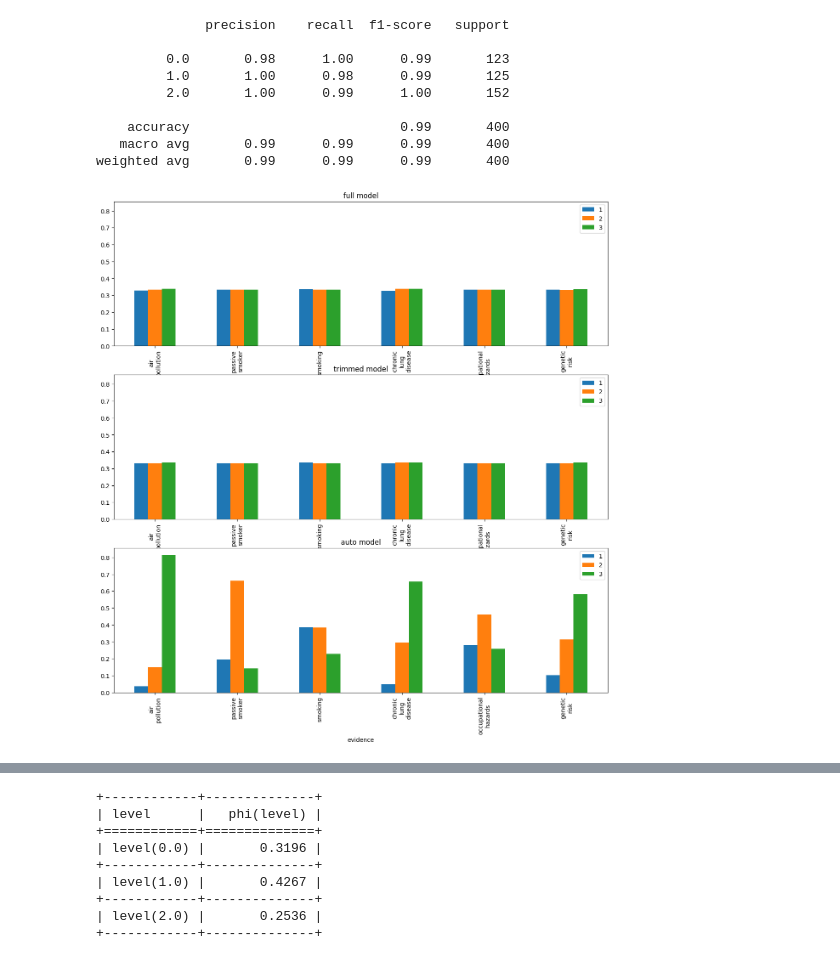
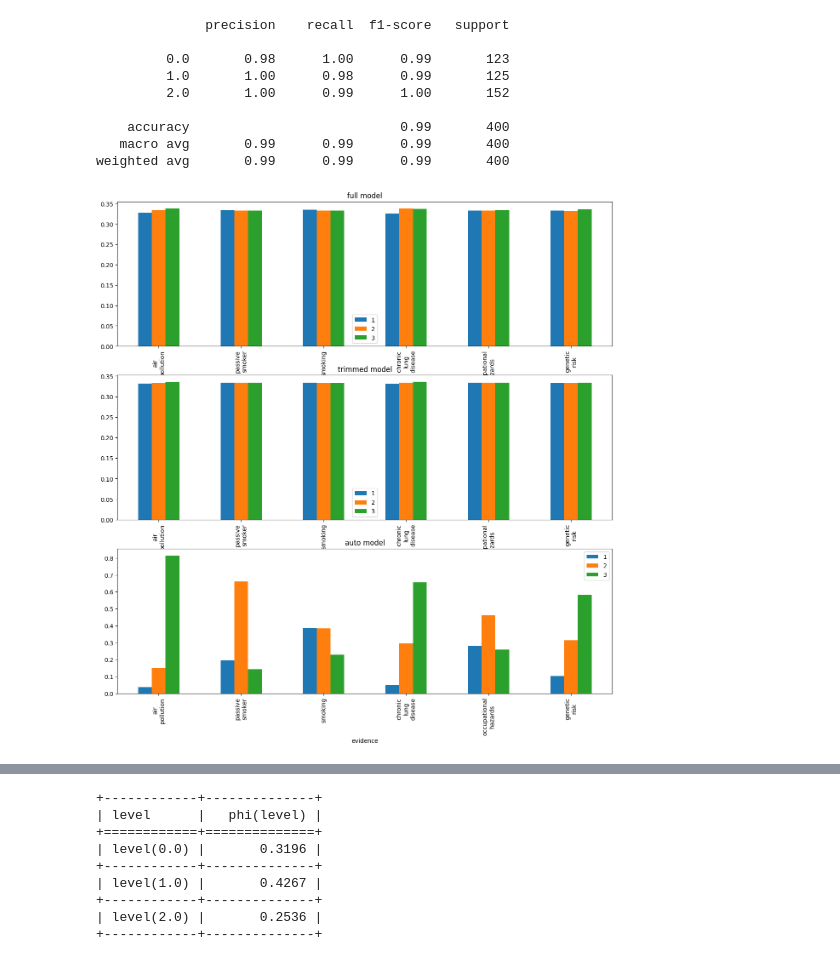
Before and after one commit to SeppiaBrilla/FAIKR_2023_MOD_3_Project, a Jupyter notebook: FAIRK_2023_MOD_3_Project.ipynb, the cells around one changed output, grey strips where cells are left out. Saved outputs shown, nothing was run; the diff lists cells and outputs as text; code cells hidden in the pictures.

```diff
--- a/FAIRK_2023_MOD_3_Project.ipynb
+++ b/FAIRK_2023_MOD_3_Project.ipynb
@@ -277,9 +274,9 @@ weighted avg       0.99      0.99      0.99       400
 # %%
 evidences = [{'air\npollution':6}, {'passive\nsmoker':6}, {'smoking':6}, {'chronic\nlung\ndisease':6}, {'occupational\nhazards':6}, {'genetic\nrisk':6}]
 query = ['level']
-results_full = {'values':[], 'name': 'full'}
-results_trimmed = {'values':[], 'name': 'trimmed'}
-results_auto = {'values':[], 'name': 'auto'}
+results_full = []
+results_trimmed = []
+results_auto = []
 for ev in evidences:
     full = full_bn_inference.query(query, evidence=ev)
     trimmed = trimmed_bn_inference.query(query, evidence=ev)
@@ -291,18 +288,11 @@ for ev in evidences:
         result_full[q_r + 1] = full.values[q_r]
         result_trimmed[q_r + 1] = trimmed.values[q_r]
         result_auto[q_r + 1] = auto.values[q_r]
-    results_full['values'].append(result_full)
-    results_trimmed['values'].append(result_trimmed)
-    results_auto['values'].append(result_auto)
+    results_full.append(result_full)
+    results_trimmed.append(result_trimmed)
+    results_auto.append(result_auto)
-# %%
-fig, axes = plt.subplots(3, 1, figsize=(15, 15), sharey=True)
-axes = axes.flatten()
-results = [results_full, results_trimmed, results_auto]
-
-for ax, res in zip(axes, results):
-    ax.set_title(f"{res['name']} model")
-    probs = pd.DataFrame(res['values'])
-    probs.plot.bar(x='evidence', ax=ax)
-# %% [output]
-[figure, removed]
+# %%
+multi_bar_plot([results_full, results_trimmed, results_auto], ['full model', 'trimmed model', 'auto model'], 'evidence')
+# %% [output]
+[figure, added]
 # %%
```
Also changed, not shown: parts of 3 cells of this notebook, 1 other file.
